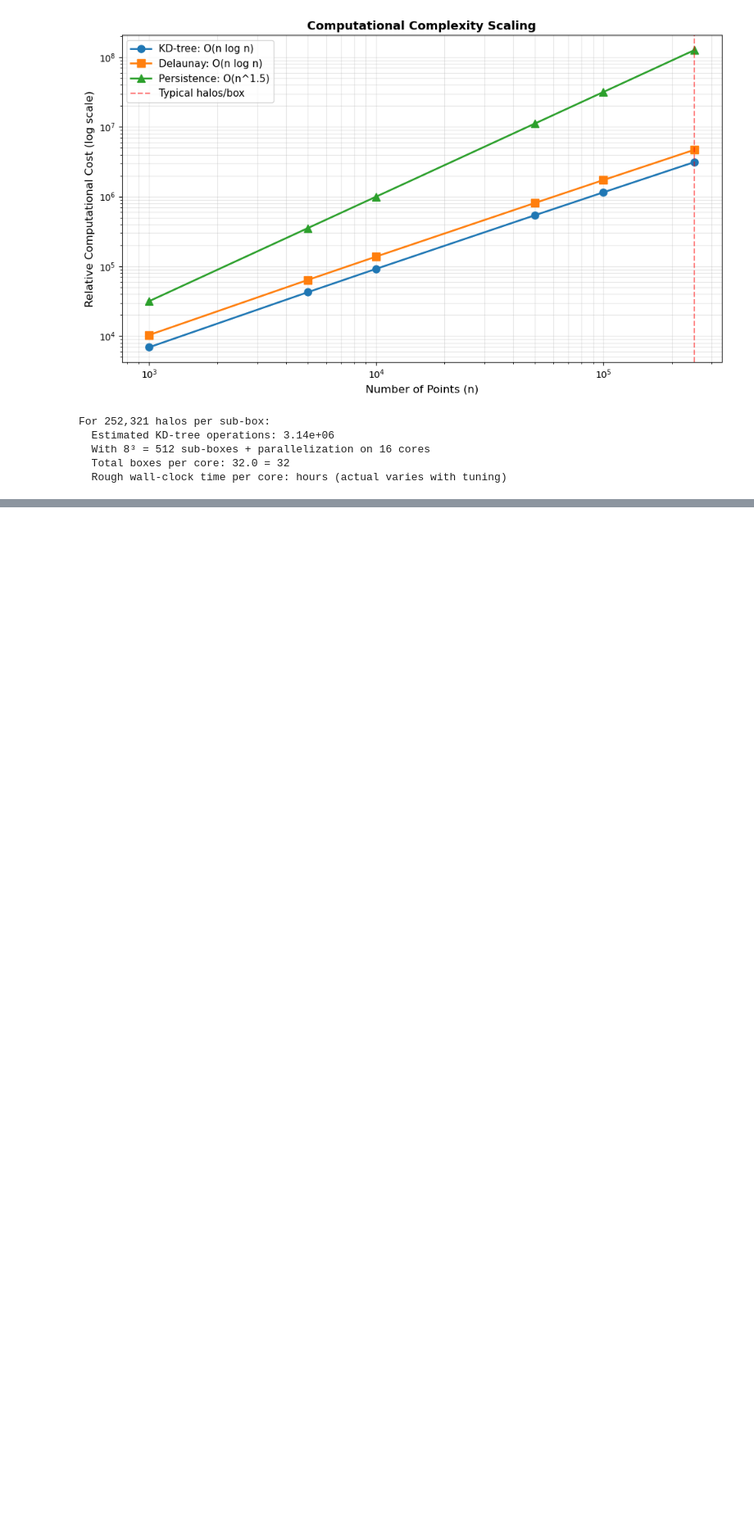
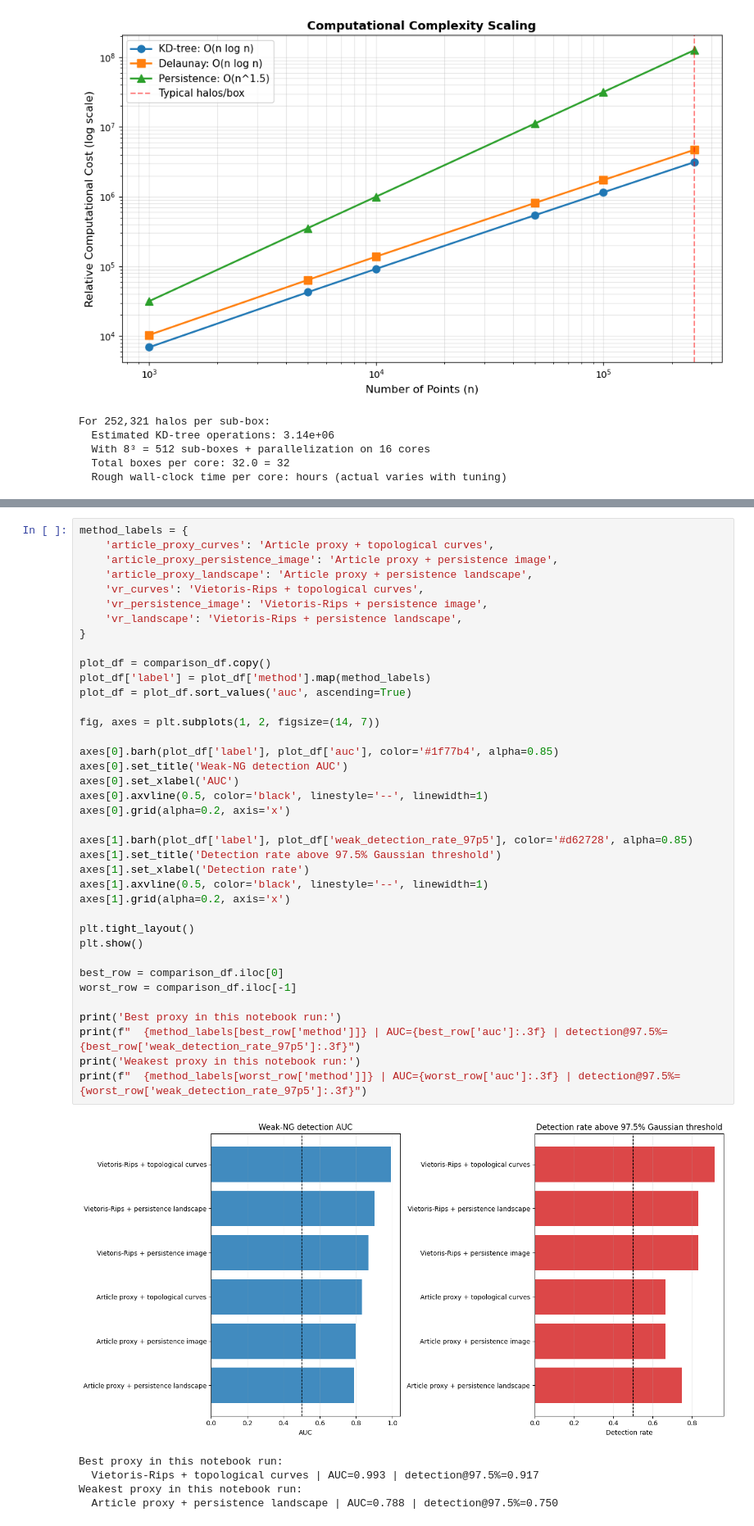
Before and after one commit to anvi-git/cosmology_TDA, a Jupyter notebook: Persistent_Homology_LSS_Guide.ipynb, the cells around one changed output, grey strips where cells are left out. Shown at 82% size. Saved outputs shown, nothing was run; the diff lists cells and outputs as text; blank space fills up the shorter version.

```diff
--- a/Persistent_Homology_LSS_Guide.ipynb
+++ b/Persistent_Homology_LSS_Guide.ipynb
@@ -347,0 +1169,44 @@ For 252,321 halos per sub-box:
+# %%
+method_labels = {
+    'article_proxy_curves': 'Article proxy + topological curves',
+    'article_proxy_persistence_image': 'Article proxy + persistence image',
+    'article_proxy_landscape': 'Article proxy + persistence landscape',
+    'vr_curves': 'Vietoris-Rips + topological curves',
+    'vr_persistence_image': 'Vietoris-Rips + persistence image',
+    'vr_landscape': 'Vietoris-Rips + persistence landscape',
+}
+
+plot_df = comparison_df.copy()
+plot_df['label'] = plot_df['method'].map(method_labels)
+plot_df = plot_df.sort_values('auc', ascending=True)
+
+fig, axes = plt.subplots(1, 2, figsize=(14, 7))
+
+axes[0].barh(plot_df['label'], plot_df['auc'], color='#1f77b4', alpha=0.85)
+axes[0].set_title('Weak-NG detection AUC')
+axes[0].set_xlabel('AUC')
+axes[0].axvline(0.5, color='black', linestyle='--', linewidth=1)
+axes[0].grid(alpha=0.2, axis='x')
+
+axes[1].barh(plot_df['label'], plot_df['weak_detection_rate_97p5'], color='#d62728', alpha=0.85)
+axes[1].set_title('Detection rate above 97.5% Gaussian threshold')
+axes[1].set_xlabel('Detection rate')
+axes[1].axvline(0.5, color='black', linestyle='--', linewidth=1)
+axes[1].grid(alpha=0.2, axis='x')
+
+plt.tight_layout()
+plt.show()
+
+best_row = comparison_df.iloc[0]
+worst_row = comparison_df.iloc[-1]
+
+print('Best proxy in this notebook run:')
+print(f"  {method_labels[best_row['method']]} | AUC={best_row['auc']:.3f} | detection@97.5%={best_row['weak_detection_rate_97p5']:.3f}")
+print('Weakest proxy in this notebook run:')
+print(f"  {method_labels[worst_row['method']]} | AUC={worst_row['auc']:.3f} | detection@97.5%={worst_row['weak_detection_rate_97p5']:.3f}")
+# %% [output]
+[figure, added]
+Best proxy in this notebook run:
+  Vietoris-Rips + topological curves | AUC=0.993 | detection@97.5%=0.917
+Weakest proxy in this notebook run:
+  Article proxy + persistence landscape | AUC=0.788 | detection@97.5%=0.750
```
Also changed, not shown: parts of 32 cells of this notebook, 2 other files.
